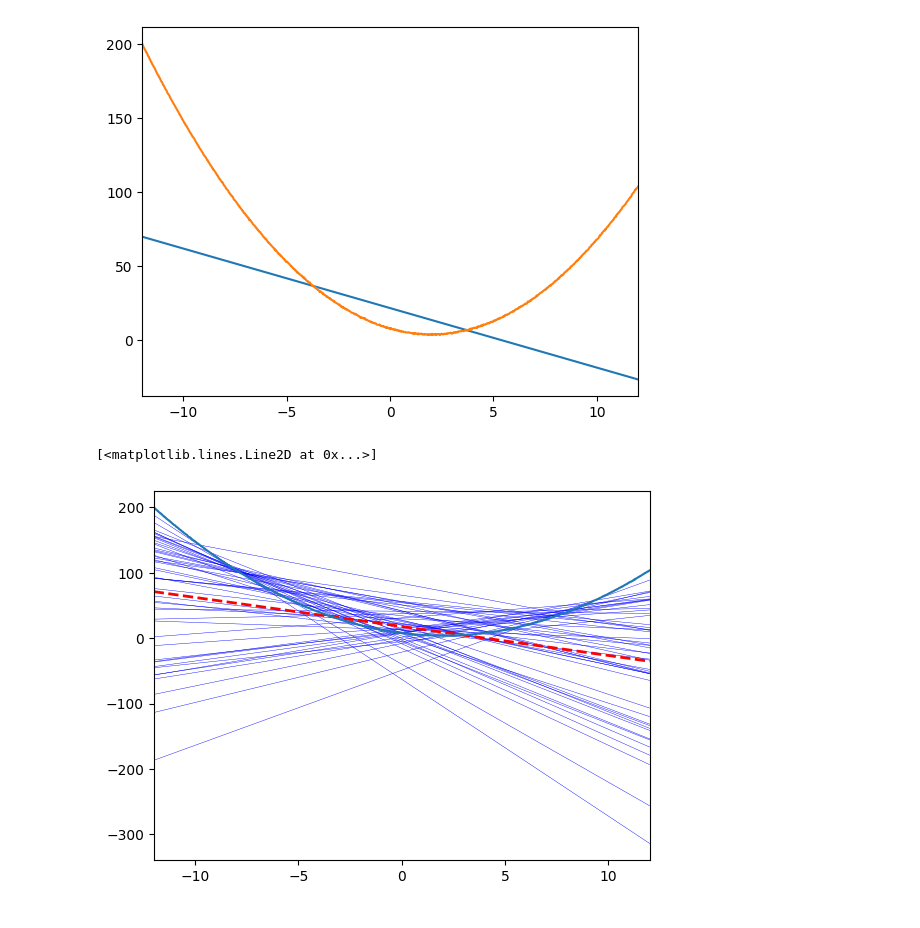
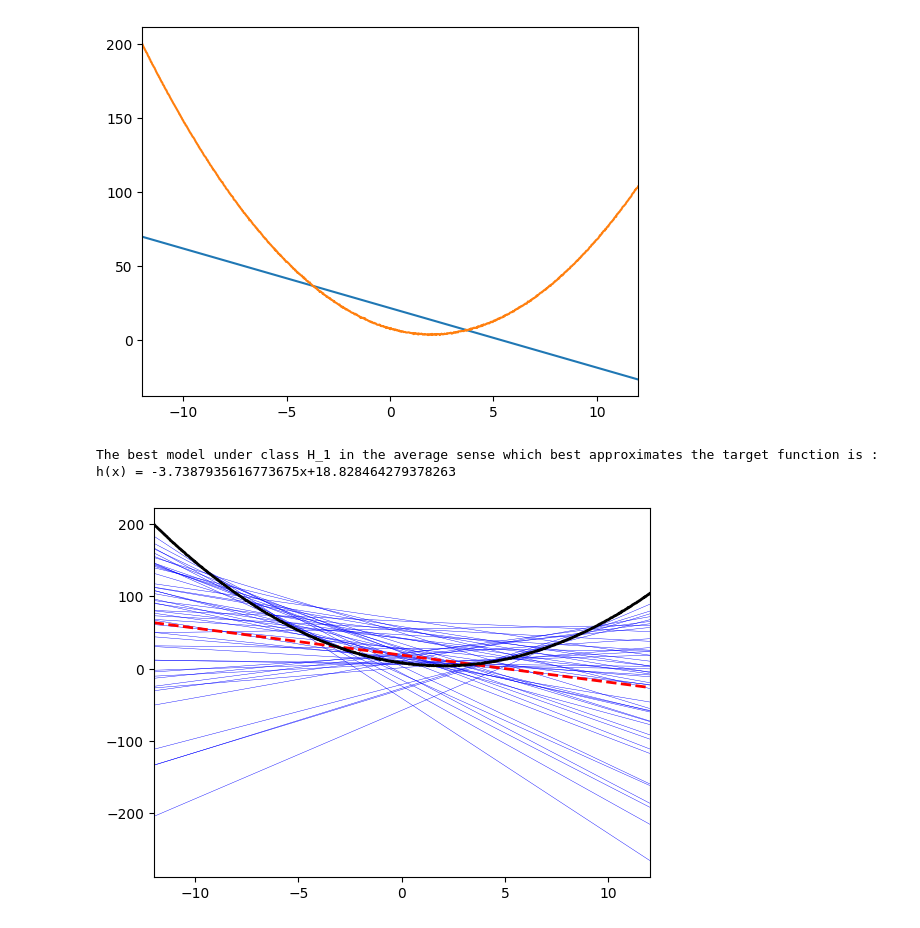
Before and after one commit to Bapi2X22/Data_Science_Assignment, a Jupyter notebook: My_Code.ipynb, the cells around one changed output. Saved outputs shown, nothing was run; the diff lists cells and outputs as text; code cells hidden in the pictures.

```diff
--- a/My_Code.ipynb
+++ b/My_Code.ipynb
@@ -66,15 +66,15 @@ for i in range(n_dataset):
 # %%
+np.random.seed(123456)
 n_dataset = 50
 b_list = []
 for i in range(n_dataset):
     xl = np.random.uniform(-10,10,3)
     yl = fnc(xl,3)
-    def mse(b):
+    def mse(params):
+        b = params
         return np.sum((yl-b)**2)/3
-    result = minimize_scalar(
-    lambda x: mse(x),  # Negative for maximization
-    bounds=(0,300),  # Search range
-    method='bounded')
+    initial_guess = [0]
+    result = minimize(mse, initial_guess)
     b_opt = result["x"]
     b_list.append(b_opt)
     plt.xlim(-12,12)
@@ -82,5 +82,7 @@ for i in range(n_dataset):
 b = np.mean(b_list)
 plt.xlim(-12,12)
 plt.plot(x,(b*np.ones(1000)),ls = '--',c='r',lw=2)
-plt.plot(x,fnc(x,1000))
+plt.plot(x,fnc(x,1000),c='k',lw=2)
+
+print("The best model under class H_0 in the average sense which best approximates the target function is : h(x) = {}".format(b))
 # %% [output]
@@ -140,30 +142,31 @@ plt.plot(x,fnc(x,1000))
 [<matplotlib.lines.Line2D at 0x...>]
 [figure]
 # %%
-from scipy.optimize import minimize
-
+np.random.seed(123456)
 n_dataset = 50
 a_list = []
 b_list = []
 for i in range(n_dataset):
     xl = np.random.uniform(-10,10,3)
     yl = fnc(xl,3)
     def mse(params):
         a,b = params
         return np.sum((yl-((a*xl)+b))**2)/3
     initial_guess = [0, 0]
     result = minimize(mse, initial_guess)
     a_opt = result.x[0]
     b_opt = result.x[1]
     a_list.append(a_opt)
     b_list.append(b_opt)
     plt.xlim(-12,12)
     plt.plot(x,(a_opt*x+b_opt),c='b',lw=0.3)
 a = np.mean(a_list)
 b = np.mean(b_list)
 plt.xlim(-12,12)
 plt.plot(x,(a*x+b),ls = '--',c='r',lw=2)
-plt.plot(x,fnc(x,1000))
+plt.plot(x,fnc(x,1000),lw=2,c='k')
+
+print("The best model under class H_1 in the average sense which best approximates the target function is : h(x) = {}x+{}".format(a,b))
 # %% [output]
-[<matplotlib.lines.Line2D at 0x...>]
+The best model under class H_1 in the average sense which best approximates the target function is : h(x) = -3.7387935616773675x+18.828464279378263
-[figure, old version]
+[figure, new version]
```
Also changed, not shown: parts of 3 cells of this notebook.
